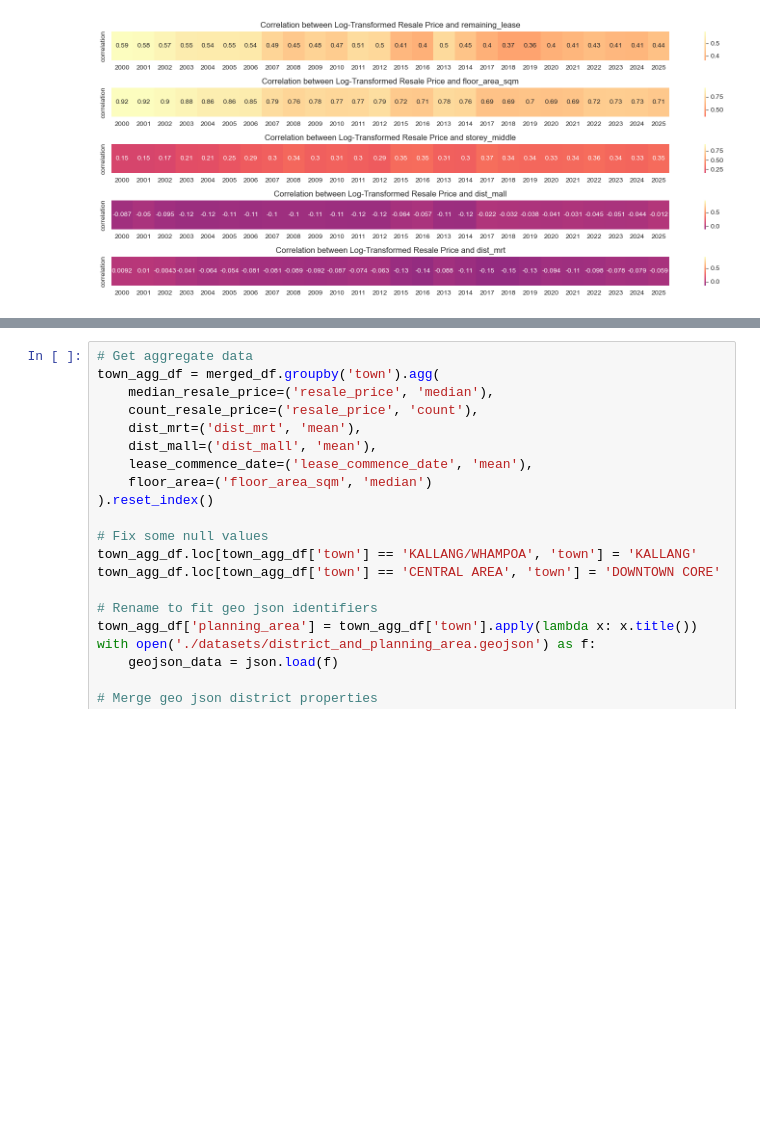
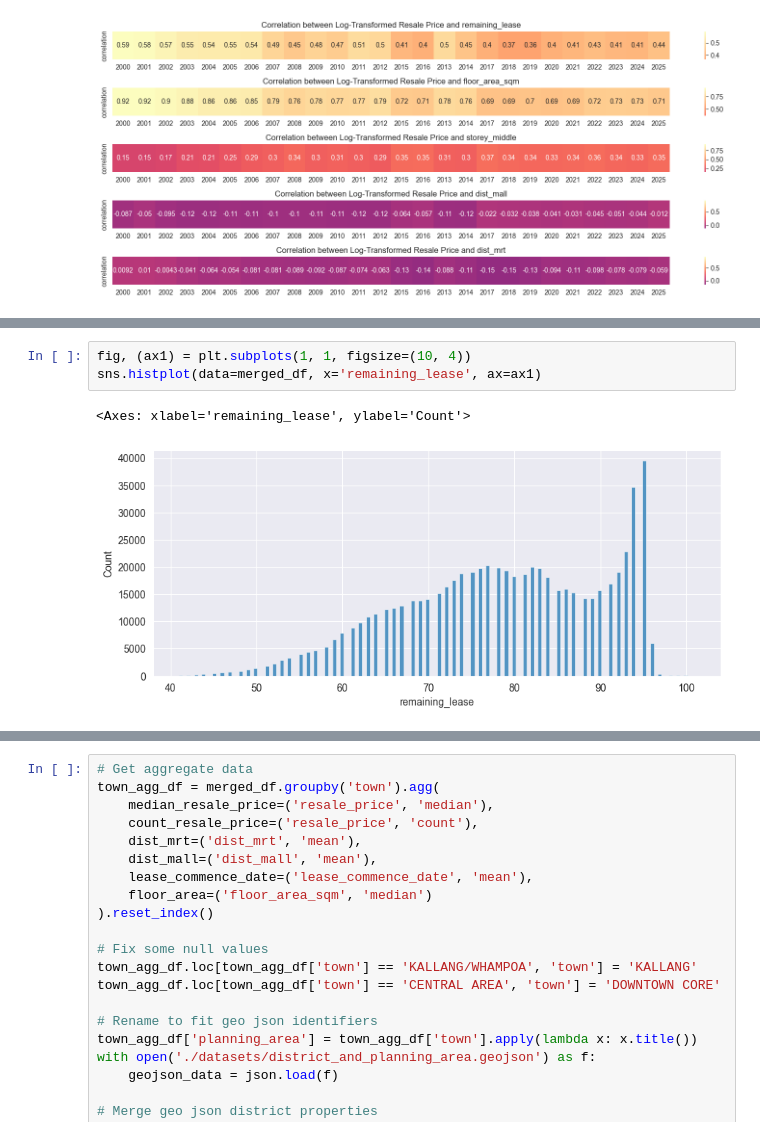
Before and after one commit to Tedyang2003/dsai-hdb-analysis, a Jupyter notebook: submission.ipynb, the cells around one changed output, grey strips where cells are left out. Saved outputs shown, nothing was run; the diff lists cells and outputs as text; blank space fills up the shorter version.

```diff
--- a/submission.ipynb
+++ b/submission.ipynb
@@ -778,0 +763,6 @@ Executive flats show a clear downward trend in floor area, decreasing from 170 s
+# %%
+fig, (ax1) = plt.subplots(1, 1, figsize=(10, 4))
+sns.histplot(data=merged_df, x='remaining_lease', ax=ax1)
+# %% [output]
+<Axes: xlabel='remaining_lease', ylabel='Count'>
+[figure, added]
```
Also changed, not shown: parts of 60 cells of this notebook.
